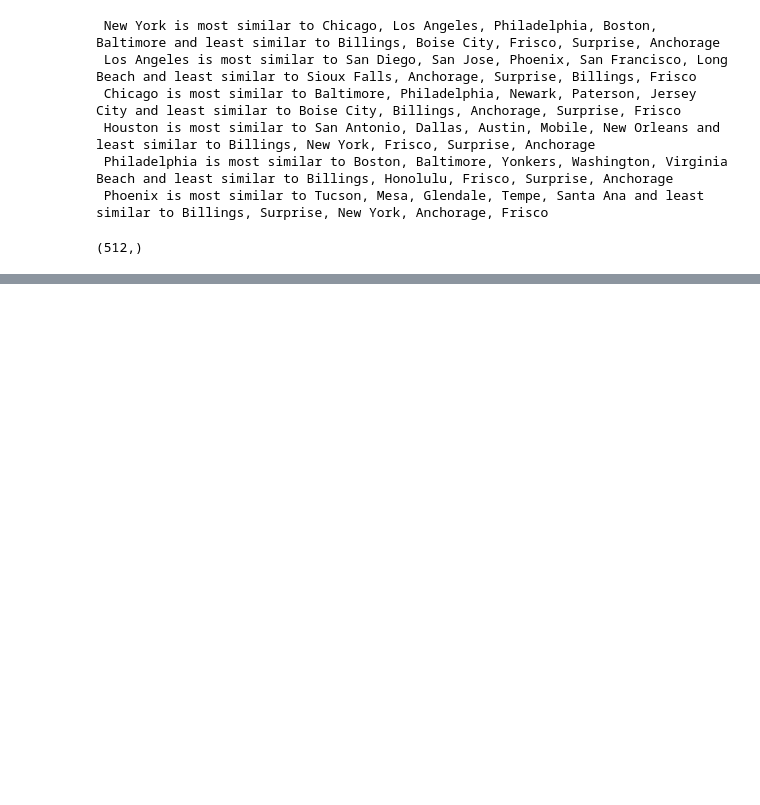
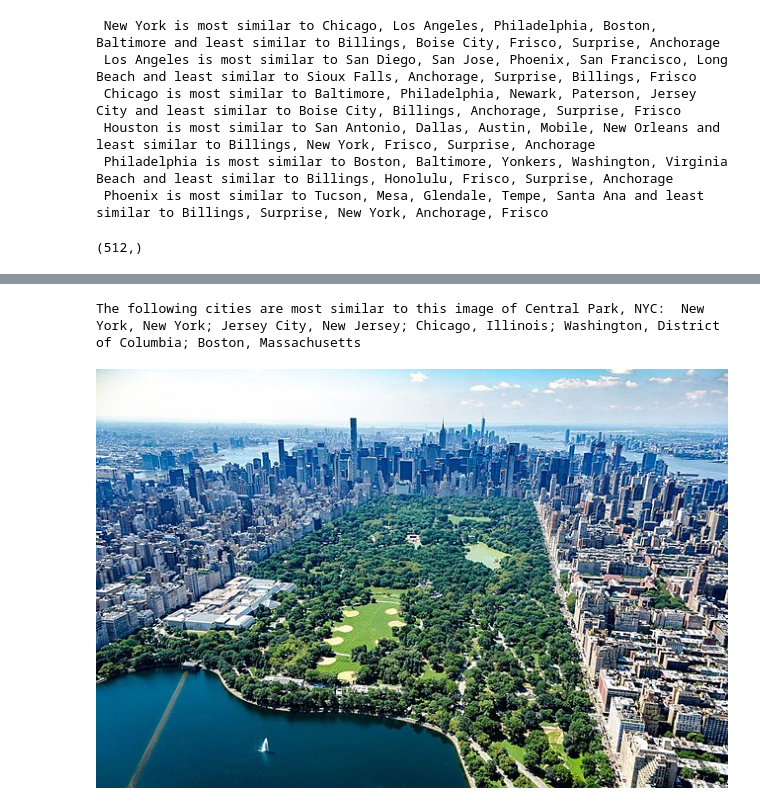
Before and after one commit to bmount/intuition-feature-vectors, a Jupyter notebook: city_features.ipynb, the cells around one changed output, grey strips where cells are left out. Cells and saved outputs as stored; diff of their text form; code cells hidden in the pictures; blank space fills up the shorter version.

```diff
--- a/city_features.ipynb
+++ b/city_features.ipynb
@@ -327,0 +357,10 @@ With our deep learning model, San Francisco, California  is least similar to: Br
+# %%
+matches2 = city_image_neighbor('new-york.jpg')
+# %%
+print("The following cities are most similar to this image of Central Park, NYC: ",
+      '; '.join([match.get('city') + ', ' + match.get('state') for match in matches2]))
+im = Image.open('new-york.jpg')
+display(im)
+# %% [output]
+The following cities are most similar to this image of Central Park, NYC:  New York, New York; Jersey City, New Jersey; Chicago, Illinois; Washington, District of Columbia; Boston, Massachusetts
+[figure, added]
```
Also changed, not shown: parts of 18 cells of this notebook.
